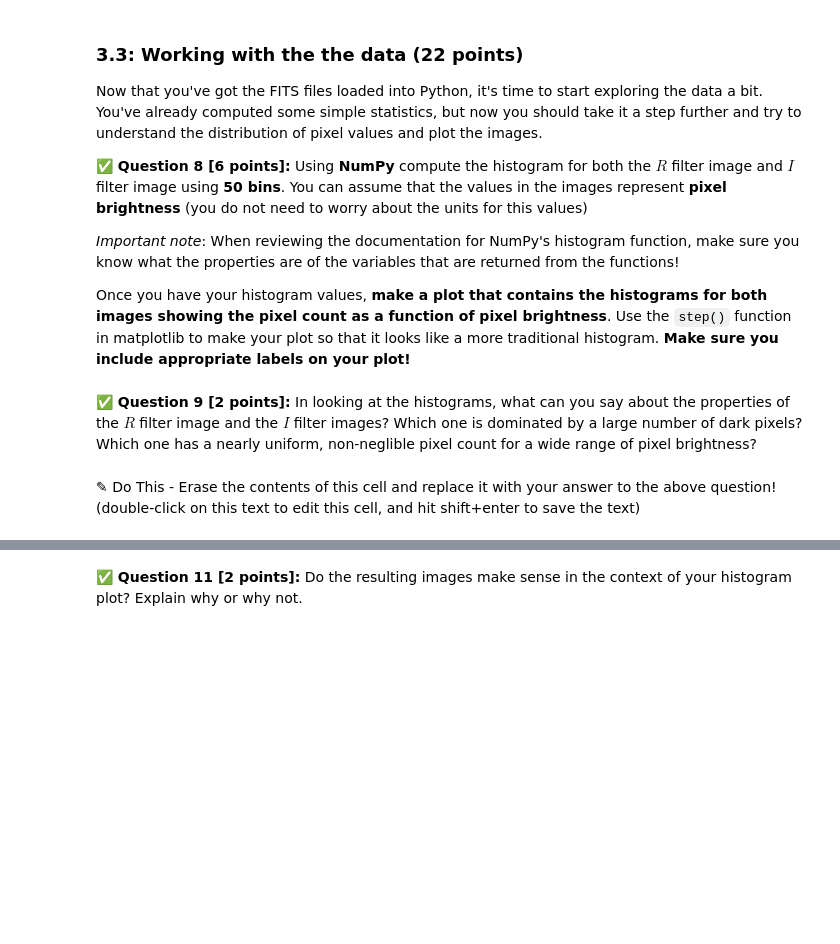
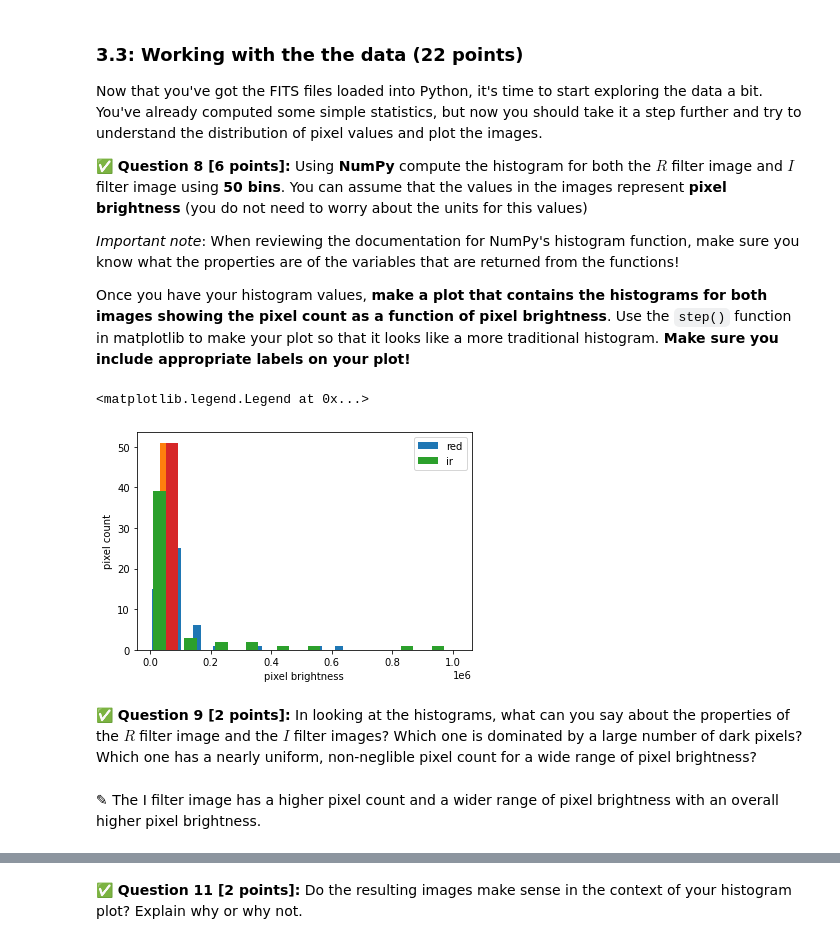
Before and after one commit to gruczela/cmse202-s21-turnin, a Jupyter notebook: hw-01/HW-01_GitPracticeDebuggingAndPythonPackages-STUDENT.ipynb, the cells around one changed output, grey strips where cells are left out. Saved outputs shown, nothing was run; the diff lists cells and outputs as text; code cells hidden in the pictures; blank space fills up the shorter version.

```diff
--- a/hw-01/HW-01_GitPracticeDebuggingAndPythonPackages-STUDENT.ipynb
+++ b/hw-01/HW-01_GitPracticeDebuggingAndPythonPackages-STUDENT.ipynb
@@ -243,7 +258,20 @@ Once you have your histogram values, **make a plot that contains the histograms
+# %%
+# Put your code here
+import numpy as np
+red_hist=np.histogram(image_data_red, bins=50)
+ir_hist=np.histogram(image_data_ir, bins=50)
+plt.hist(red_hist, label='red')
+plt.hist(ir_hist, label='ir')
+plt.xlabel('pixel brightness')
+plt.ylabel('pixel count')
+plt.legend()
+# %% [output]
+<matplotlib.legend.Legend at 0x...>
+[figure, added]
 # %% [markdown]
 **&#9989; Question 9 [2 points]:** In looking at the histograms, what can you say about the properties of the $R$ filter image and the $I$ filter images? Which one is dominated by a large number of dark pixels? Which one has a nearly uniform, non-neglible pixel count for a wide range of pixel brightness?
-# %% [markdown]
-<font size=+3>&#9998;</font> Do This - Erase the contents of this cell and replace it with your answer to the above question!  (double-click on this text to edit this cell, and hit shift+enter to save the text)
+# %% [markdown]
+<font size=+3>&#9998;</font> The I filter image has a higher pixel count and a wider range of pixel brightness with an overall higher pixel brightness.
 # %% [markdown]
 Now that you have a bit of understanding about the the properties of the images are, let's see if the images themselves match your expectations.
 
```
Also changed, not shown: parts of 13 cells of this notebook.
